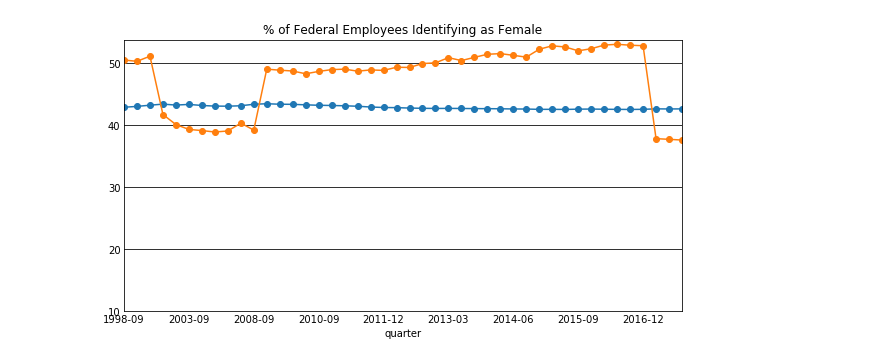
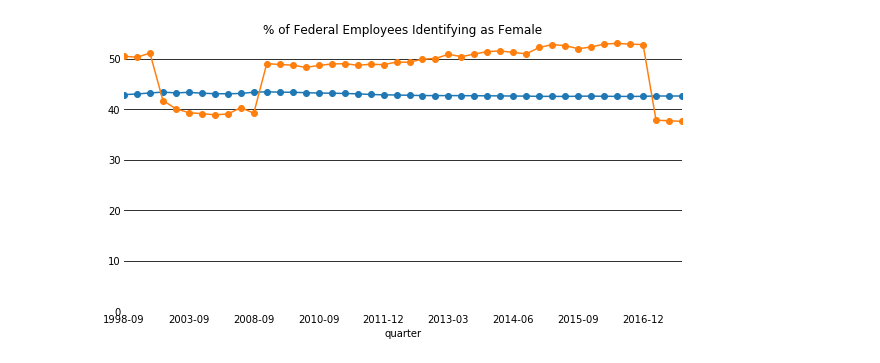
Before and after one commit to Suhailhassanbhat/Foundations-soma, a Jupyter notebook: homework_14/Buzzfeed_graph/Buzzfeed-Diversity in the Agriculture Department.ipynb, the cells around one changed output. Saved outputs shown, nothing was run; the diff lists cells and outputs as text; code cells hidden in the pictures.

```diff
--- a/homework_14/Buzzfeed_graph/Buzzfeed-Diversity in the Agriculture Department.ipynb
+++ b/homework_14/Buzzfeed_graph/Buzzfeed-Diversity in the Agriculture Department.ipynb
@@ -43,14 +24,15 @@ df = pd.read_csv("gender-by-quarter.csv")
 # %%
+df = pd.read_csv("gender-by-quarter.csv")
 df1 = df[df['toa_group'] == 'all-permanent']
-ax = df1.plot(x='quarter', y ='pct_female', yticks=[10,20,30,40,50], style='o-', figsize=(10,5),legend=False)
+ax = df1.plot(x='quarter', y ='pct_female', yticks=[10, 20,30,40,50], style='o-', figsize=(10,5),legend=False)
 ax1= df[df.toa_group == 'midlevel-appointees'].plot(ax=ax,
                                x='quarter', y ='pct_female',
-                                yticks=[10,20,30,40,50],style='o-',
+                                yticks=[0, 10,20,30,40,50],style='o-',
                                 legend=None).set_title("% of Federal Employees Identifying as Female")
 
 ax.tick_params(axis='both', which="both",length=0)
 ax.grid(which = "major", axis = "y", color='black')
-
+plt.box(False)
 plt.savefig("buzzfeed2.pdf")
 # %% [output]
-[figure, old version]
+[figure, new version]
```
Also changed, not shown: parts of 4 cells of this notebook.
